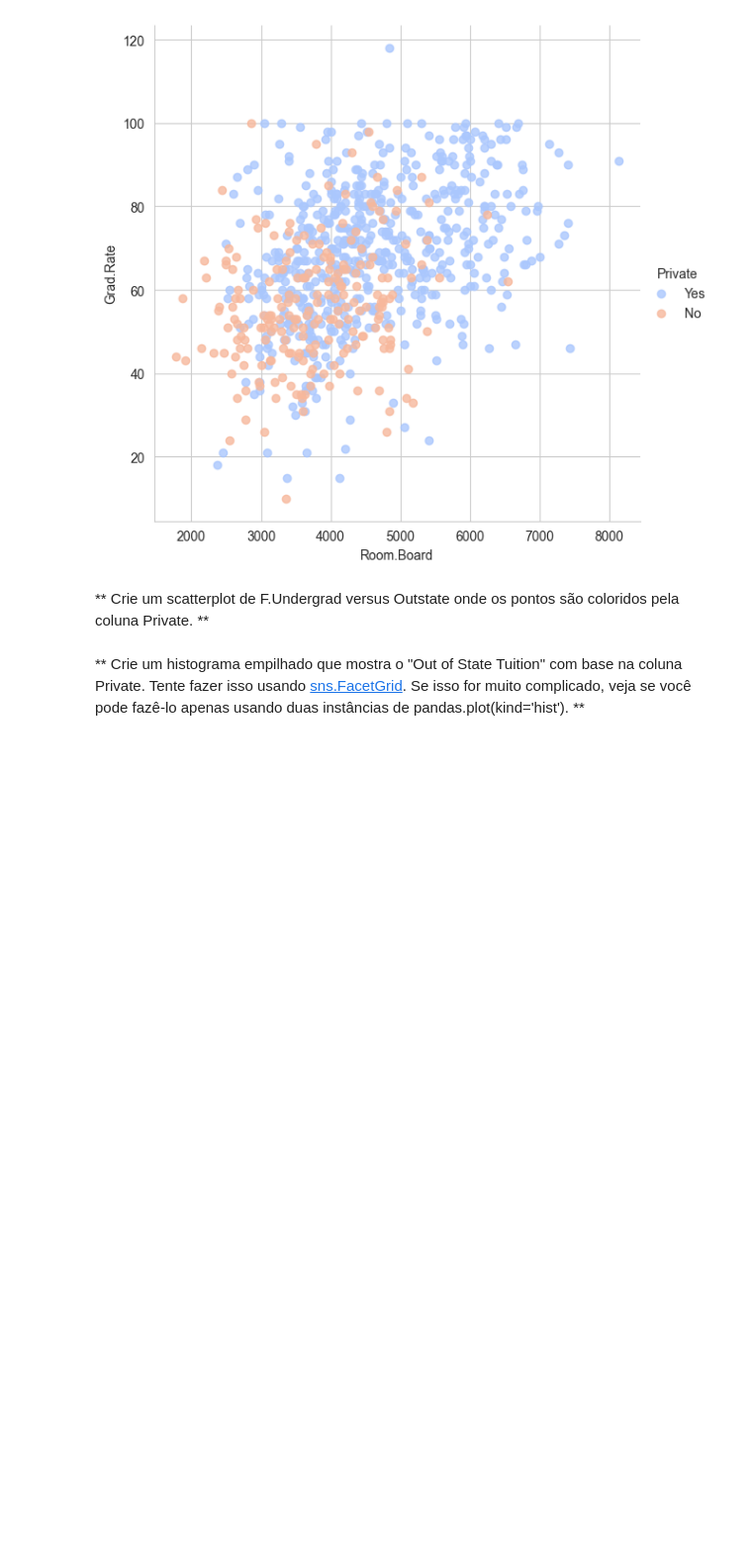
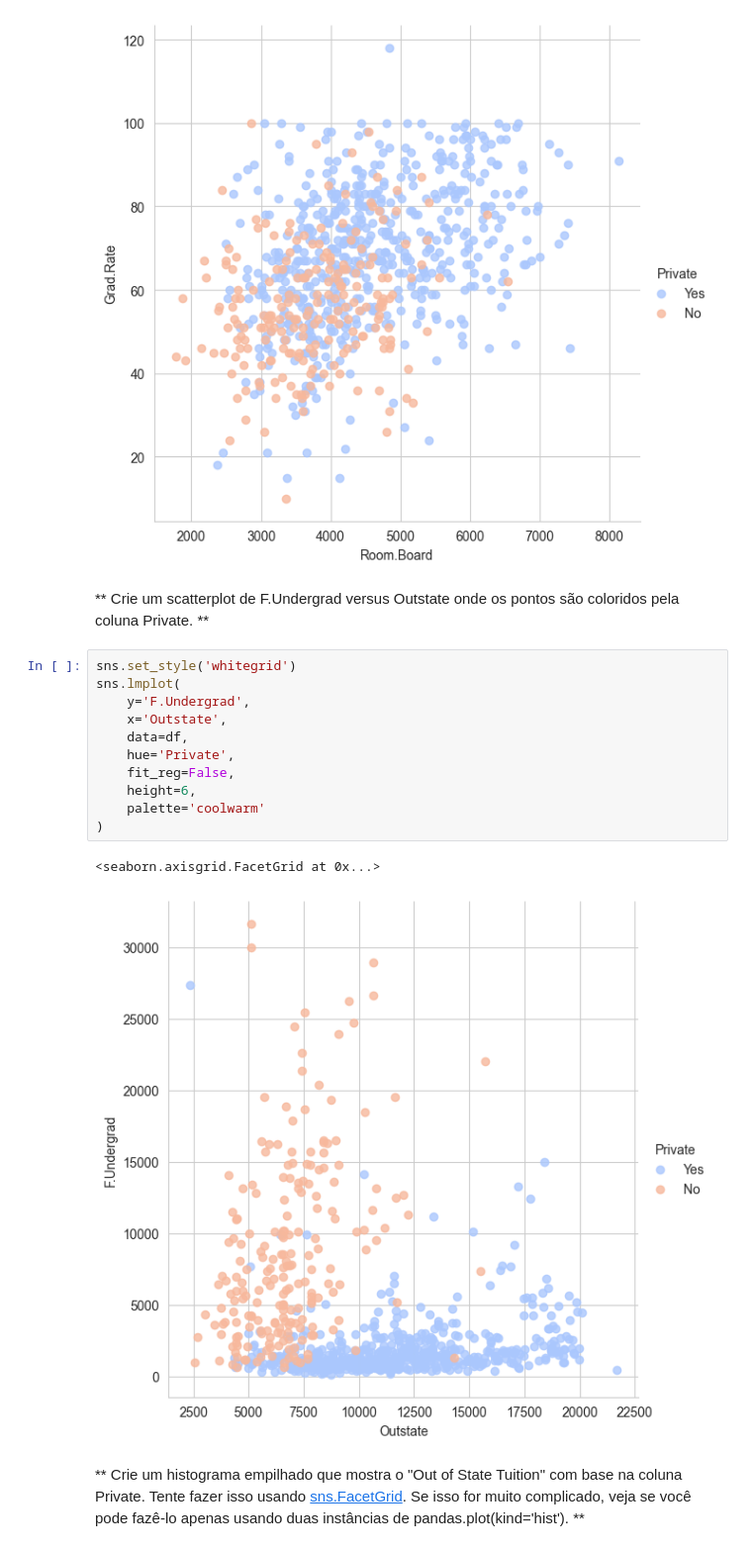
Before and after one commit to Danillo-SenaiMS/Fork-Machine-Learning, a Jupyter notebook: projects/Clusterizacao/01.ipynb.ipynb, the cells around one changed output. Shown at 99% size. Cells and saved outputs as stored; diff of their text form; blank space fills up the shorter version.

```diff
--- a/projects/Clusterizacao/01.ipynb.ipynb
+++ b/projects/Clusterizacao/01.ipynb.ipynb
@@ -114,5 +114,19 @@ sns.lmplot(
 [figure]
 # %% [markdown]
 ** Crie um scatterplot de F.Undergrad versus Outstate onde os pontos são coloridos pela coluna Private. **
+# %%
+sns.set_style('whitegrid')
+sns.lmplot(
+    y='F.Undergrad',
+    x='Outstate',
+    data=df,
+    hue='Private',
+    fit_reg=False,
+    height=6,
+    palette='coolwarm'
+)
+# %% [output]
+<seaborn.axisgrid.FacetGrid at 0x...>
+[figure, added]
 # %% [markdown]
 ** Crie um histograma empilhado que mostra o "Out of State Tuition" com base na coluna Private. Tente fazer isso usando [sns.FacetGrid](https://stanford.edu/~mwaskom/software/seaborn/generated/seaborn.FacetGrid.html). Se isso for muito complicado, veja se você pode fazê-lo apenas usando duas instâncias de pandas.plot(kind='hist'). **
```
Also changed, not shown: parts of 13 cells of this notebook.
